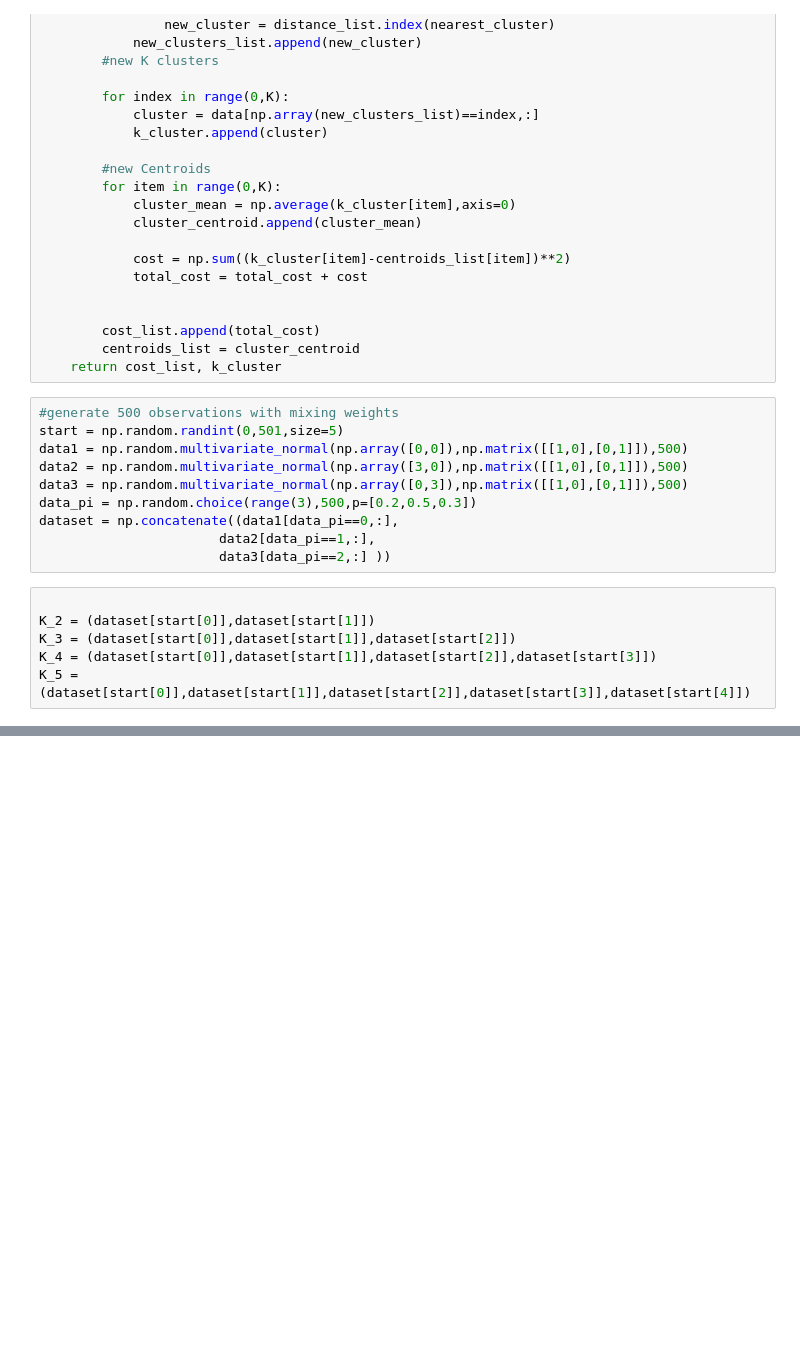
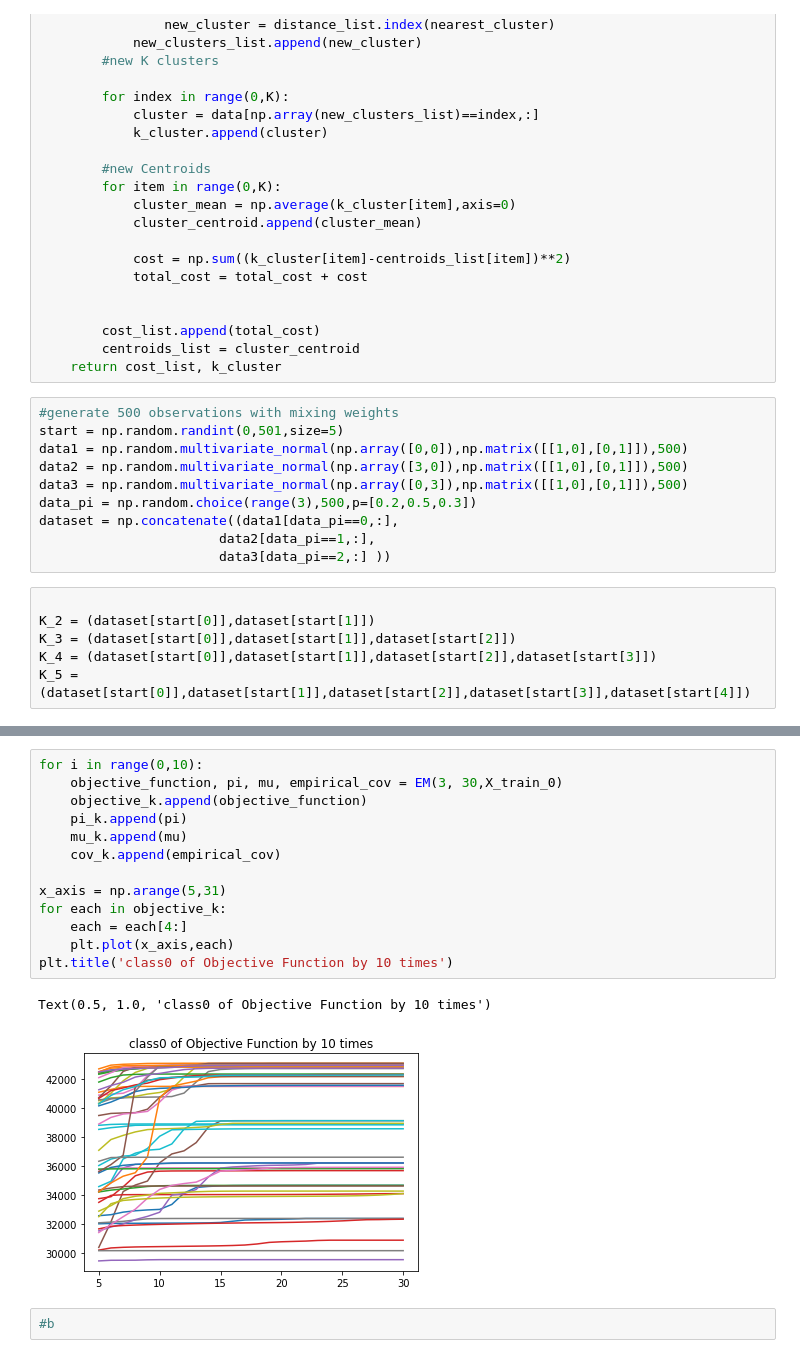
Before and after one commit to yil479/ML_Algorithm_Columbia, a Jupyter notebook: hw3-data/homework3_code.ipynb, the cells around one changed output, grey strips where cells are left out. Drawn from its saved outputs; the diff is of its cells as text; blank space fills up the shorter version.

```diff
--- a/hw3-data/homework3_code.ipynb
+++ b/hw3-data/homework3_code.ipynb
@@ -122,0 +186,18 @@ X_train.head()
+# %%
+for i in range(0,10):
+    objective_function, pi, mu, empirical_cov = EM(3, 30,X_train_0)
+    objective_k.append(objective_function)
+    pi_k.append(pi)
+    mu_k.append(mu)
+    cov_k.append(empirical_cov)
+
+x_axis = np.arange(5,31)
+for each in objective_k:
+    each = each[4:]
+    plt.plot(x_axis,each)
+plt.title('class0 of Objective Function by 10 times')
+# %% [output]
+Text(0.5, 1.0, 'class0 of Objective Function by 10 times')
+[figure, added]
+# %%
+#b
```
Also changed, not shown: parts of 11 cells of this notebook, 1 other file.
